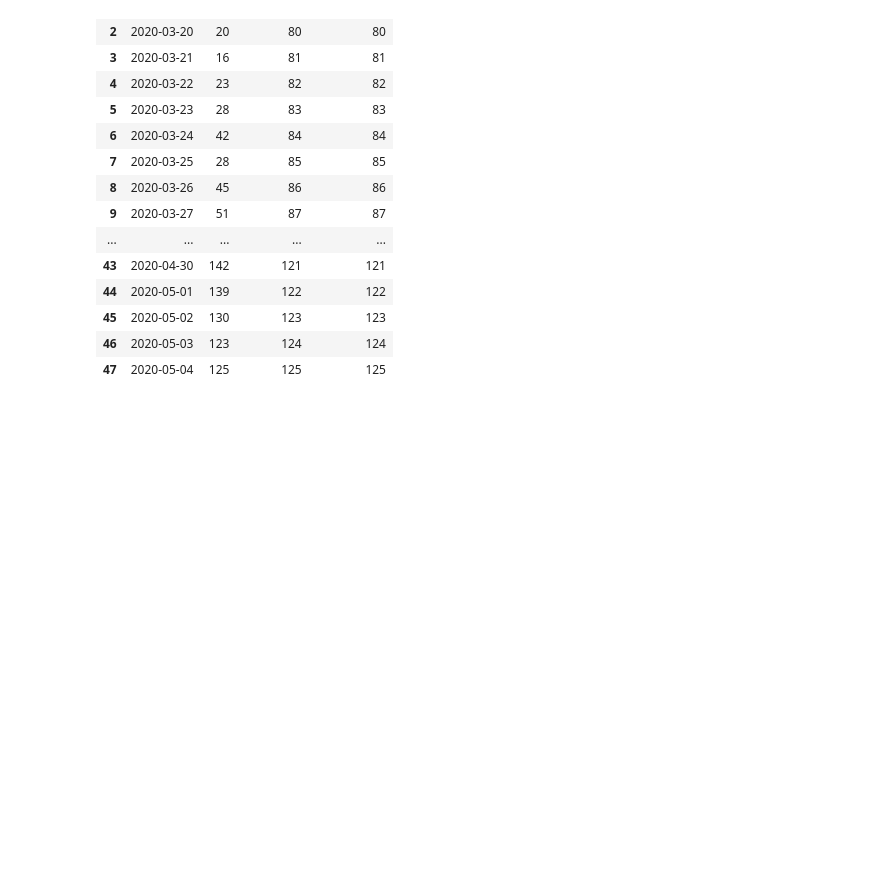
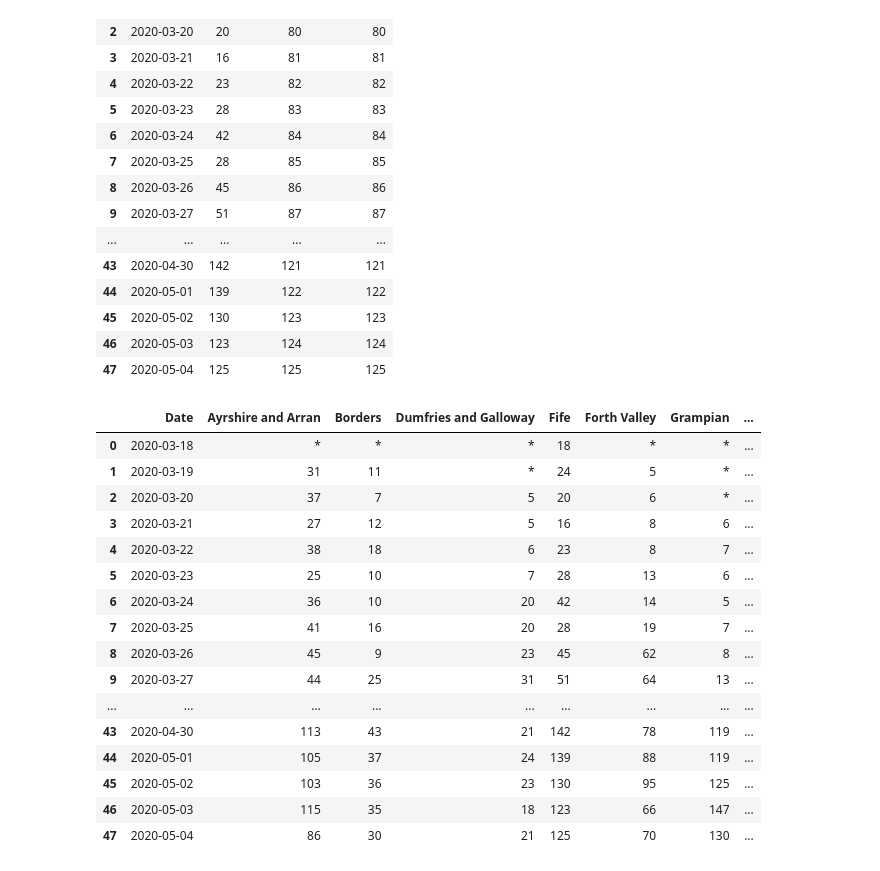
Before and after one commit to covidmaps/scotland, a Jupyter notebook: daily_hbo.ipynb, the cells around one changed output. Saved outputs shown, nothing was run; the diff lists cells and outputs as text; code cells hidden in the pictures; blank space fills up the shorter version.

```diff
--- a/daily_hbo.ipynb
+++ b/daily_hbo.ipynb
@@ -197,3 +209,23 @@ df_fife
 | 45 | 2020-05-02 | 130 | 123 | 123 |
 | 46 | 2020-05-03 | 123 | 124 | 124 |
 | 47 | 2020-05-04 | 125 | 125 | 125 |
+# %%
+df_hospital_all
+# %% [output]
+|  | Date | Ayrshire and Arran | Borders | Dumfries and Galloway | Fife | Forth Valley | Grampian | ... |
+| 0 | 2020-03-18 | * | * | * | 18 | * | * | ... |
+| 1 | 2020-03-19 | 31 | 11 | * | 24 | 5 | * | ... |
+| 2 | 2020-03-20 | 37 | 7 | 5 | 20 | 6 | * | ... |
+| 3 | 2020-03-21 | 27 | 12 | 5 | 16 | 8 | 6 | ... |
+| 4 | 2020-03-22 | 38 | 18 | 6 | 23 | 8 | 7 | ... |
+| 5 | 2020-03-23 | 25 | 10 | 7 | 28 | 13 | 6 | ... |
+| 6 | 2020-03-24 | 36 | 10 | 20 | 42 | 14 | 5 | ... |
+| 7 | 2020-03-25 | 41 | 16 | 20 | 28 | 19 | 7 | ... |
+| 8 | 2020-03-26 | 45 | 9 | 23 | 45 | 62 | 8 | ... |
+| 9 | 2020-03-27 | 44 | 25 | 31 | 51 | 64 | 13 | ... |
+| ... | ... | ... | ... | ... | ... | ... | ... | ... |
+| 43 | 2020-04-30 | 113 | 43 | 21 | 142 | 78 | 119 | ... |
+| 44 | 2020-05-01 | 105 | 37 | 24 | 139 | 88 | 119 | ... |
+| 45 | 2020-05-02 | 103 | 36 | 23 | 130 | 95 | 125 | ... |
+| 46 | 2020-05-03 | 115 | 35 | 18 | 123 | 66 | 147 | ... |
+| 47 | 2020-05-04 | 86 | 30 | 21 | 125 | 70 | 130 | ... |
```
Also changed, not shown: parts of 4 cells of this notebook, 57 other files.
